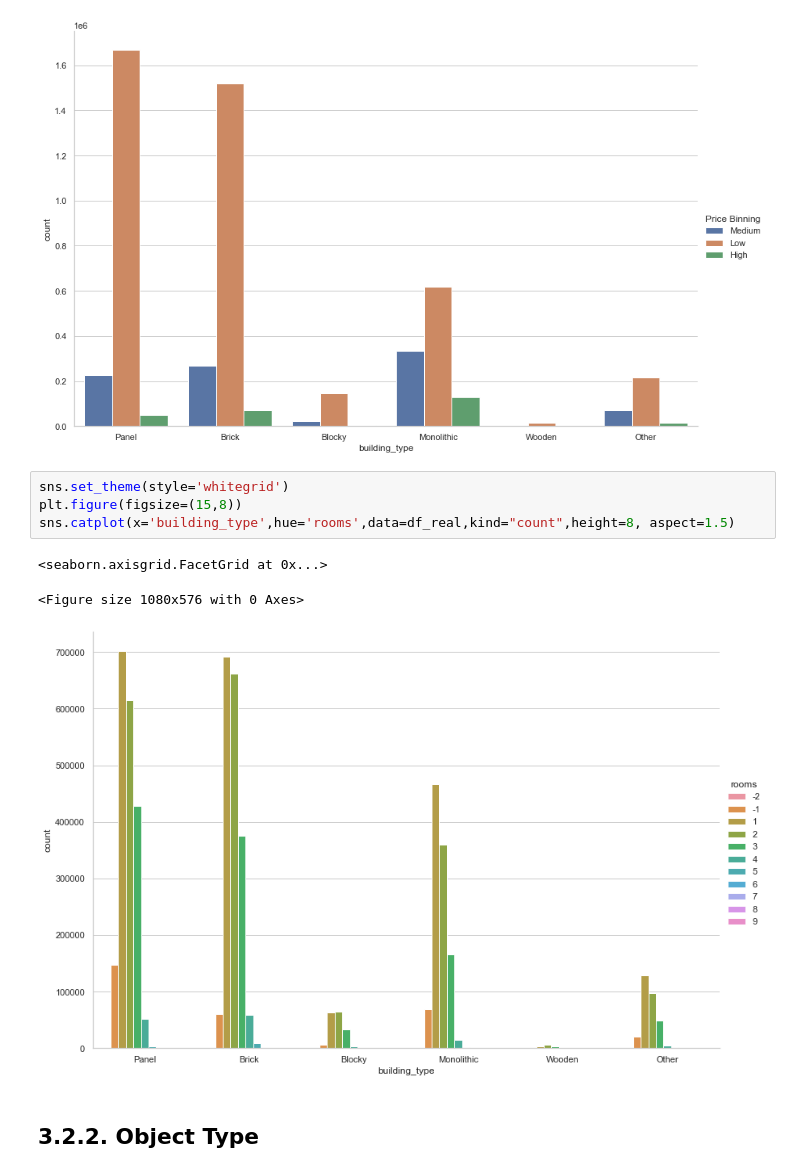
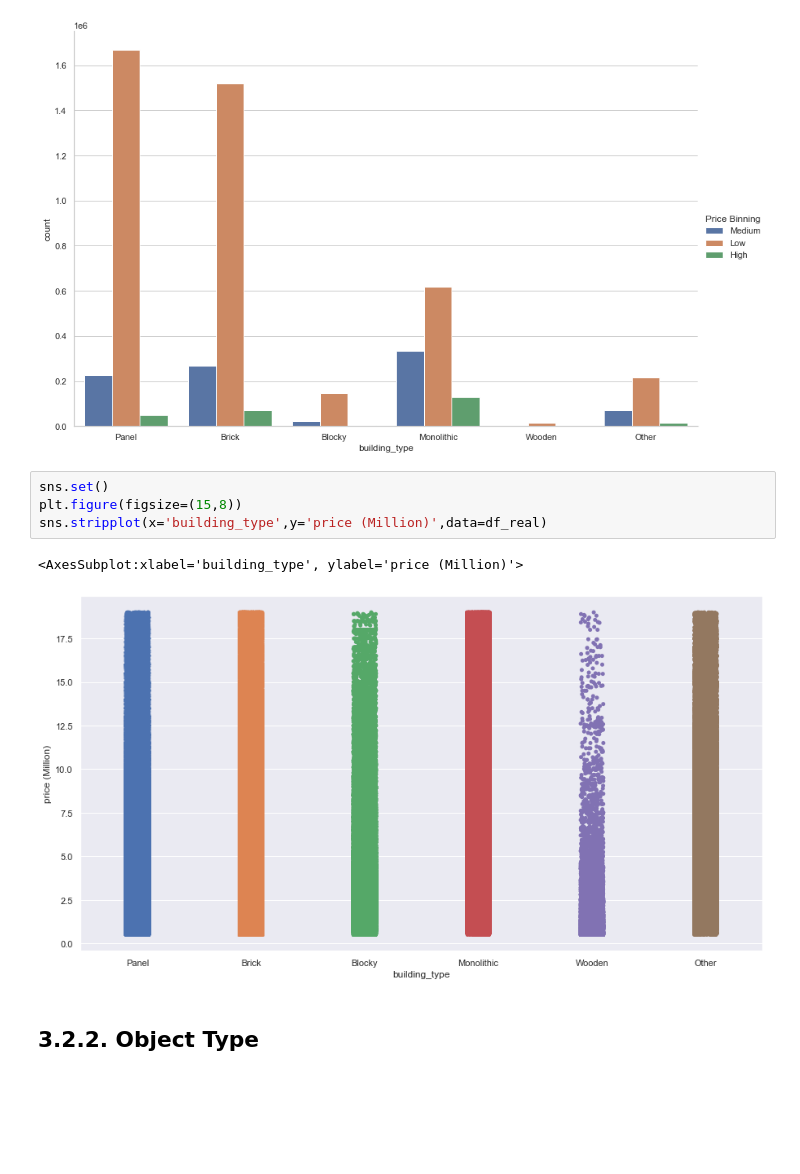
Before and after one commit to danielbeltsazar99/My-Mini-Projects, a Jupyter notebook: Data Science Projects/Regression/Real Estate Price Prediction/Real Estate Price Prediction.ipynb, the cells around one changed output. Drawn from its saved outputs; the diff is of its cells as text; blank space fills up the shorter version.

```diff
--- a/Data Science Projects/Regression/Real Estate Price Prediction/Real Estate Price Prediction.ipynb
+++ b/Data Science Projects/Regression/Real Estate Price Prediction/Real Estate Price Prediction.ipynb
@@ -395,14 +397,13 @@ sns.catplot(x='building_type',hue='Price Binning',data=df_real,kind="count",heig
 <seaborn.axisgrid.FacetGrid at 0x...>
 <Figure size 1080x576 with 0 Axes>
 [figure]
-# %%
-sns.set_theme(style='whitegrid')
-plt.figure(figsize=(15,8))
-sns.catplot(x='building_type',hue='rooms',data=df_real,kind="count",height=8, aspect=1.5)
-# %% [output]
-<seaborn.axisgrid.FacetGrid at 0x...>
-<Figure size 1080x576 with 0 Axes>
-[figure, removed]
+# %%
+sns.set()
+plt.figure(figsize=(15,8))
+sns.stripplot(x='building_type',y='price (Million)',data=df_real)
+# %% [output]
+<AxesSubplot:xlabel='building_type', ylabel='price (Million)'>
+[figure, added]
 # %% [markdown]
 ## 3.2.2. Object Type
 # %%
```
Also changed, not shown: parts of 18 cells of this notebook, 1 other file.
